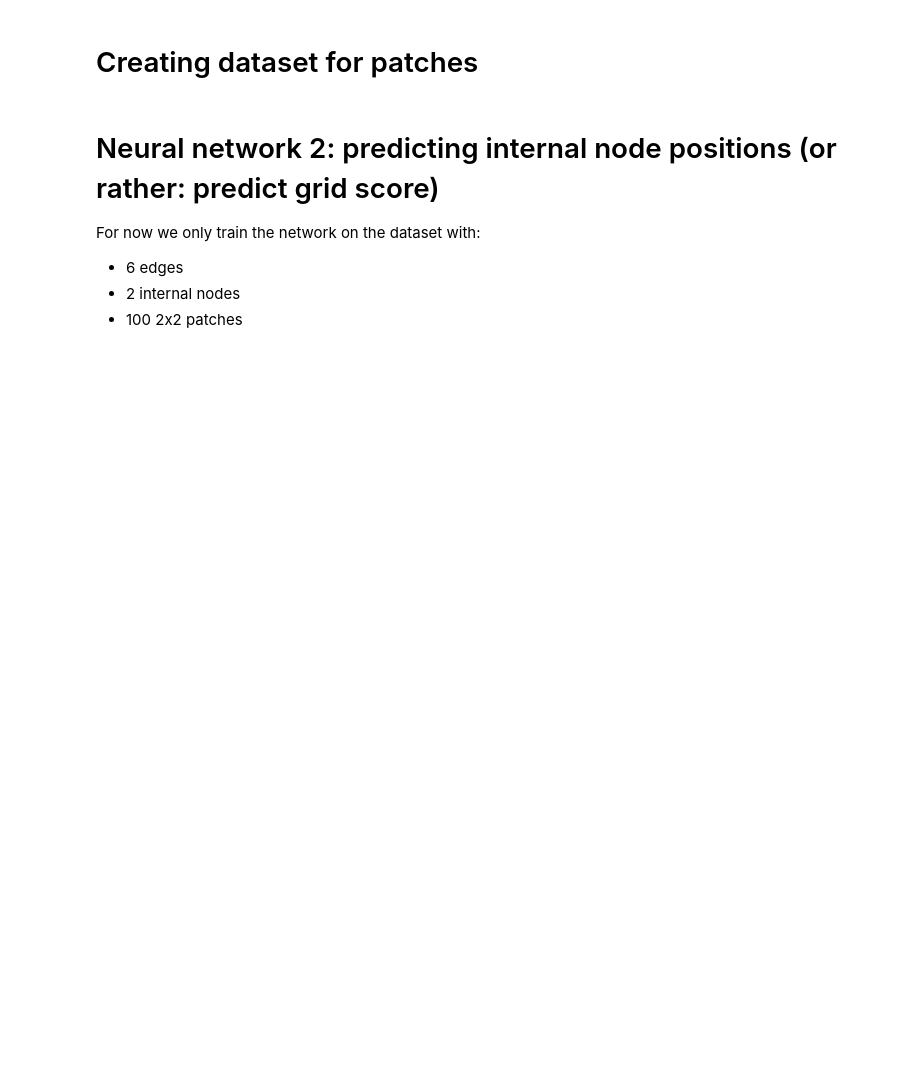
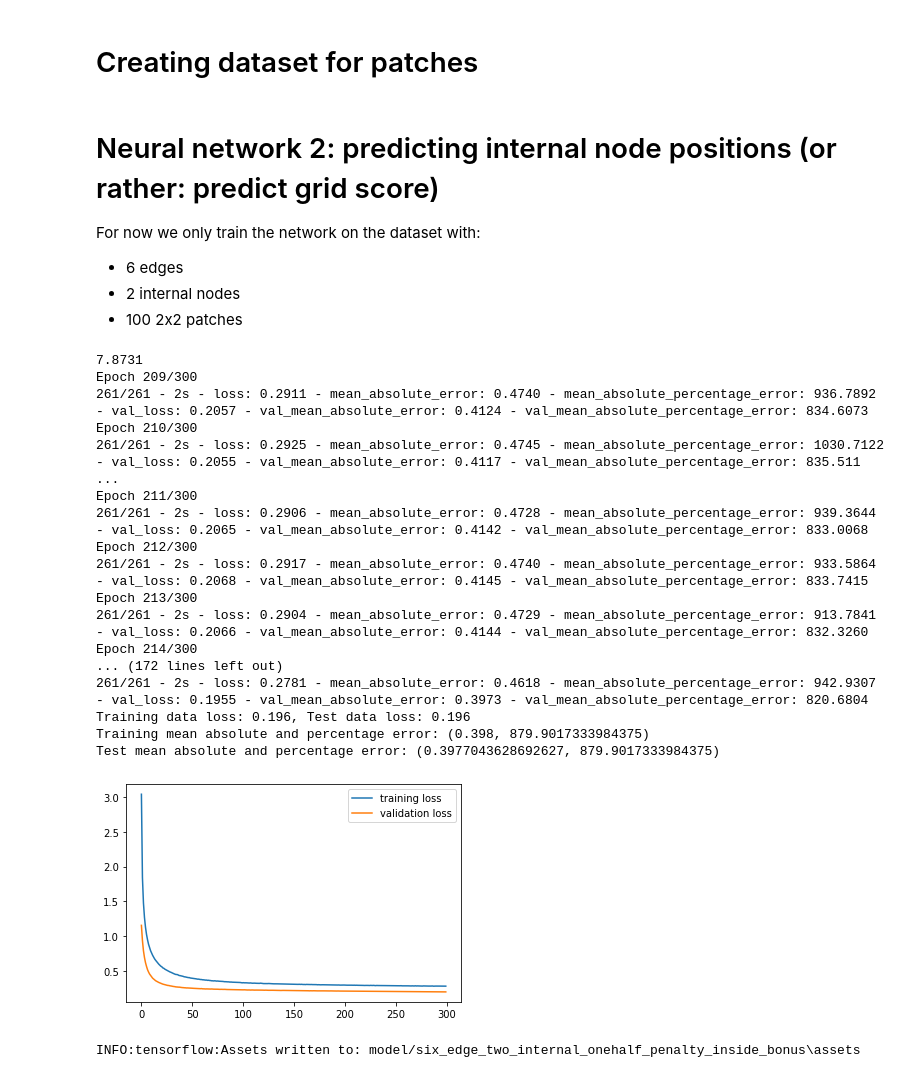
Before and after one commit to Siljekka/GrasshopperMeshAI, a Jupyter notebook: MeshPoints/MachineLearning/nn2.ipynb, the cells around one changed output. Drawn from its saved outputs; the diff is of its cells as text; code cells hidden in the pictures; blank space fills up the shorter version.

```diff
--- a/MeshPoints/MachineLearning/nn2.ipynb
+++ b/MeshPoints/MachineLearning/nn2.ipynb
@@ -493,12 +529,12 @@ import os
 #  %load_ext tensorboard
 
 # Parameters
-LEARNING_RATE = 1e-4
+LEARNING_RATE = 1e-3
 WEIGHT_DECAY = 1e-2
-EPOCHS = 5000
-BATCH_SIZE = 512
+EPOCHS = 300
+BATCH_SIZE = 256
 
-patches = pd.read_csv('data/patches-dataset-two-internal-big.csv')
+patches = pd.read_csv('data/patches-dataset-oneandhalf-penalty-inside-bonus.csv')
 # patches = pd.read_csv('data/patches-dataset-test.csv')
 
 # Split dataset into 70/15/15 training/validation/test
@@ -537,8 +573,8 @@ model = tf.keras.Sequential([
 model.summary()
 model.compile(loss=tf.losses.MeanSquaredError(),
               optimizer=tf.optimizers.Adam(
-                  # learning_rate=LEARNING_RATE,
-                #   decay=WEIGHT_DECAY,
+                  learning_rate=LEARNING_RATE,
+                  decay=WEIGHT_DECAY,
               ),
               metrics=[
                   metrics.mean_absolute_error,
@@ -547,34 +583,53 @@ model.compile(loss=tf.losses.MeanSquaredError(),
               )
 
 # tensorboard support
 # logdir = os.path.join("logs", datetime.datetime.now().strftime("%Y%m%d-%H%M%S"))
 # tensorboard_callback = tf.keras.callbacks.TensorBoard(logdir, histogram_freq=1)
 # %tensorboard --logdir logs
 
 history = model.fit(train_features,
                     train_labels,
                     epochs=EPOCHS,
                     batch_size=BATCH_SIZE,
                     validation_split=0.18,
                     verbose=2,
                     )
 
 # Evaluate the model
 train_acc, train_abs_err, train_abs_pct_err = model.evaluate(
     train_features, train_labels, verbose=0)
 test_acc, test_abs_err, test_abs_pct_err = model.evaluate(
     test_features, test_labels, verbose=0)
 print('Training data loss: %.3f, Test data loss: %.3f' %
         (train_acc, test_acc))
 print(f"Training mean absolute and percentage error: {(round(train_abs_err, 3), train_abs_pct_err)}")
 print(f"Test mean absolute and percentage error: {(test_abs_err, test_abs_pct_err)}")
 
-model.save('model/six_edge_two_internal_big')
-
 # plot history
 plt.plot(history.history['loss'], label='training loss')
 plt.plot(history.history['val_loss'], label='validation loss')
 plt.legend()
 plt.show()
+# %% [output]
+7.8731
+Epoch 209/300
+261/261 - 2s - loss: 0.2911 - mean_absolute_error: 0.4740 - mean_absolute_percentage_error: 936.7892 - val_loss: 0.2057 - val_mean_absolute_error: 0.4124 - val_mean_absolute_percentage_error: 834.6073
+Epoch 210/300
+261/261 - 2s - loss: 0.2925 - mean_absolute_error: 0.4745 - mean_absolute_percentage_error: 1030.7122 - val_loss: 0.2055 - val_mean_absolute_error: 0.4117 - val_mean_absolute_percentage_error: 835.511 ...
+Epoch 211/300
+261/261 - 2s - loss: 0.2906 - mean_absolute_error: 0.4728 - mean_absolute_percentage_error: 939.3644 - val_loss: 0.2065 - val_mean_absolute_error: 0.4142 - val_mean_absolute_percentage_error: 833.0068
+Epoch 212/300
+261/261 - 2s - loss: 0.2917 - mean_absolute_error: 0.4740 - mean_absolute_percentage_error: 933.5864 - val_loss: 0.2068 - val_mean_absolute_error: 0.4145 - val_mean_absolute_percentage_error: 833.7415
+Epoch 213/300
+261/261 - 2s - loss: 0.2904 - mean_absolute_error: 0.4729 - mean_absolute_percentage_error: 913.7841 - val_loss: 0.2066 - val_mean_absolute_error: 0.4144 - val_mean_absolute_percentage_error: 832.3260
+Epoch 214/300
+... (172 lines left out)
+261/261 - 2s - loss: 0.2781 - mean_absolute_error: 0.4618 - mean_absolute_percentage_error: 942.9307 - val_loss: 0.1955 - val_mean_absolute_error: 0.3973 - val_mean_absolute_percentage_error: 820.6804
+Training data loss: 0.196, Test data loss: 0.196
+Training mean absolute and percentage error: (0.398, 879.9017333984375)
+Test mean absolute and percentage error: (0.3977043628692627, 879.9017333984375)
+[figure, added]
 # %%
-model.save('model/six_edge_two_internal')
+model.save('model/six_edge_two_internal_onehalf_penalty_inside_bonus')
+# %% [output]
+INFO:tensorflow:Assets written to: model/six_edge_two_internal_onehalf_penalty_inside_bonus\assets
```
Also changed, not shown: parts of 5 cells of this notebook.
